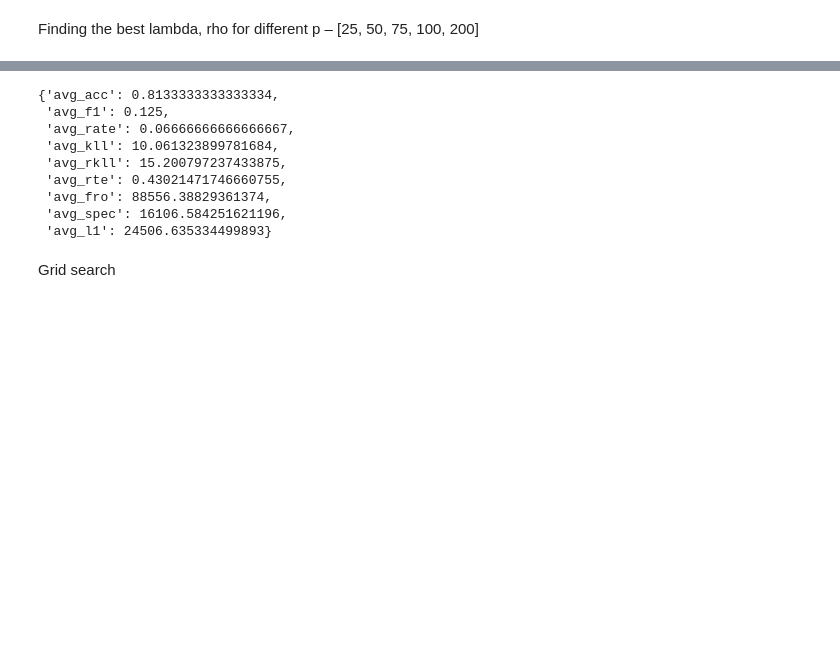
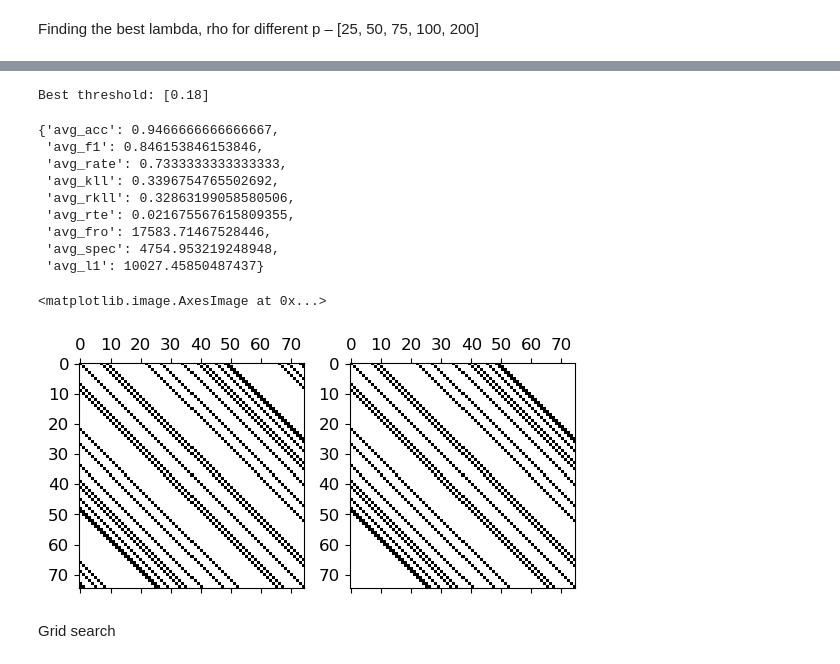
Before and after one commit to rohithmada00/TNCL, a Jupyter notebook: ADMM_newton_symmetric_040425.ipynb, the cells around one changed output, grey strips where cells are left out. Cells and saved outputs as stored; diff of their text form; code cells hidden in the pictures; blank space fills up the shorter version.

```diff
--- a/ADMM_newton_symmetric_040425.ipynb
+++ b/ADMM_newton_symmetric_040425.ipynb
@@ -211,10 +213,10 @@ def rte(a, a_hat, sigma_x):
     p = len(a)
     B = B_mat_symmetric(a, p)
     B_hat = B_mat_symmetric(a_hat, p)
-    sigma_y = cov_y(sigma_x, B)
-    sigma_y_hat = cov_y(sigma_x, B_hat)
-    theta_y_hat = np.linalg.solve(sigma_y_hat, np.eye(p))
-    theta_y = np.linalg.solve(sigma_y, np.eye(p))
+    # sigma_y = cov_y(sigma_x, B)
+    # sigma_y_hat = cov_y(sigma_x, B_hat)
+    theta_y_hat = B_hat.T@B_hat
+    theta_y = B.T@B
     return abs(1 - (np.trace(theta_y_hat)/np.trace(theta_y)))
 
 def norm_loss(a, a_hat, sigma_x):
@@ -222,10 +224,12 @@ def norm_loss(a, a_hat, sigma_x):
     p = len(a)
     B = B_mat_symmetric(a, p)
     B_hat = B_mat_symmetric(a_hat, p)
-    sigma_y = cov_y(sigma_x, B)
-    sigma_y_hat = cov_y(sigma_x, B_hat)
-    theta_y_hat = np.linalg.solve(sigma_y_hat, np.eye(p))
-    theta_y = np.linalg.solve(sigma_y, np.eye(p))
+    # sigma_y = cov_y(sigma_x, B)
+    # sigma_y_hat = cov_y(sigma_x, B_hat)
+    # theta_y_hat = np.linalg.solve(sigma_y_hat, np.eye(p))
+    # theta_y = np.linalg.solve(sigma_y, np.eye(p))
+    theta_y_hat = B_hat.T@B_hat
+    theta_y = B.T@B
     fro = np.linalg.norm(theta_y-theta_y_hat,ord='fro')
     spe = np.linalg.norm(theta_y-theta_y_hat,ord=2)
     l1 = np.linalg.norm(theta_y-theta_y_hat,ord=1)
@@ -671,7 +676,7 @@ l1_norm_const = [norm_const[i][2] for i in range(num_rep)]
 Finding the best lambda, rho for different p – [25, 50, 75, 100, 200]
 # %%
 class SolverArgs:
-    def __init__(self, p=50, d=15, const=15, rho=1, lambda_param=0.01, iterations=50,
+    def __init__(self, p=50, d=15, const=5, rho=1, lambda_param=0.01, iterations=50,
                  regularize=True, backtrack=True, project=True, perturb=False, num_rep=50, n_samples=None):
         self.p = p
         self.d = d
@@ -708,7 +713,7 @@ class Solver:
             n_samples = int(const * (d * d * np.log(p)))
         print("Number of samples N:", n_samples)
         data = {}
-        T_list=make_T_matrices(p)
+        T_list=make_T_matrices(p, symmetric=True)
 
         print('Dimensions of Matrix = ', p, 'Sparsity = ', d)
         for rep in range(num_rep):
@@ -806,6 +811,7 @@ class Solver:
 
             idx = np.argmax(np.array(thr_acc))
             best_thr.append(threshold_range[idx])
+            print(f"Best threshold: {best_thr}")
             best_rate.append(thr_rate[idx])
             best_acc.append(thr_acc[idx])
             best_f1.append(thr_f1[idx])
@@ -829,12 +835,14 @@ class Solver:
             'avg_rte': average(rte_const),
             'avg_fro': average([n[0] for n in norm_const]),
             'avg_spec': average([n[1] for n in norm_const]),
-            'avg_l1': average([n[2] for n in norm_const])
+            'avg_l1': average([n[2] for n in norm_const]),
+            'best_thr': best_thr,
+            'best_cm': best_cm,
         }
 
         return metrics
 # %%
-defaultArgs = SolverArgs(p=75, num_rep=1, const= 20, d=15)
+defaultArgs = SolverArgs(p=75, num_rep=1, const= 5, d=15)
 defaultSolver = Solver(defaultArgs)
 data = defaultSolver.solve()
 # %% [output]
@@ -902,15 +950,24 @@ for i in range(len(data[0]['a'])):
 # %%
 defaultSolver.evaluate(data)
 # %% [output]
-{'avg_acc': 0.8133333333333334,
- 'avg_f1': 0.125,
- 'avg_rate': 0.06666666666666667,
- 'avg_kll': 10.061323899781684,
- 'avg_rkll': 15.200797237433875,
- 'avg_rte': 0.43021471746660755,
- 'avg_fro': 88556.38829361374,
- 'avg_spec': 16106.584251621196,
- 'avg_l1': 24506.635334499893}
+Best threshold: [0.18]
+{'avg_acc': 0.9466666666666667,
+ 'avg_f1': 0.846153846153846,
+ 'avg_rate': 0.7333333333333333,
+ 'avg_kll': 0.3396754765502692,
+ 'avg_rkll': 0.32863199058580506,
+ 'avg_rte': 0.021675567615809355,
+ 'avg_fro': 17583.71467528446,
+ 'avg_spec': 4754.953219248948,
+ 'avg_l1': 10027.45850487437}
+# %%
+plt.subplot(1,2,1)
+plt.spy(B_mat_symmetric(data[0]['a'], len(data[0]['a'])))
+plt.subplot(1,2,2)
+plt.spy(B_mat_symmetric(threshold(data[0]['a1'], 0.18), len(data[0]['a1'])))
+# %% [output]
+<matplotlib.image.AxesImage at 0x...>
+[figure, added]
 # %% [markdown]
 Grid search
 # %%
```
Also changed, not shown: parts of 10 cells of this notebook.
